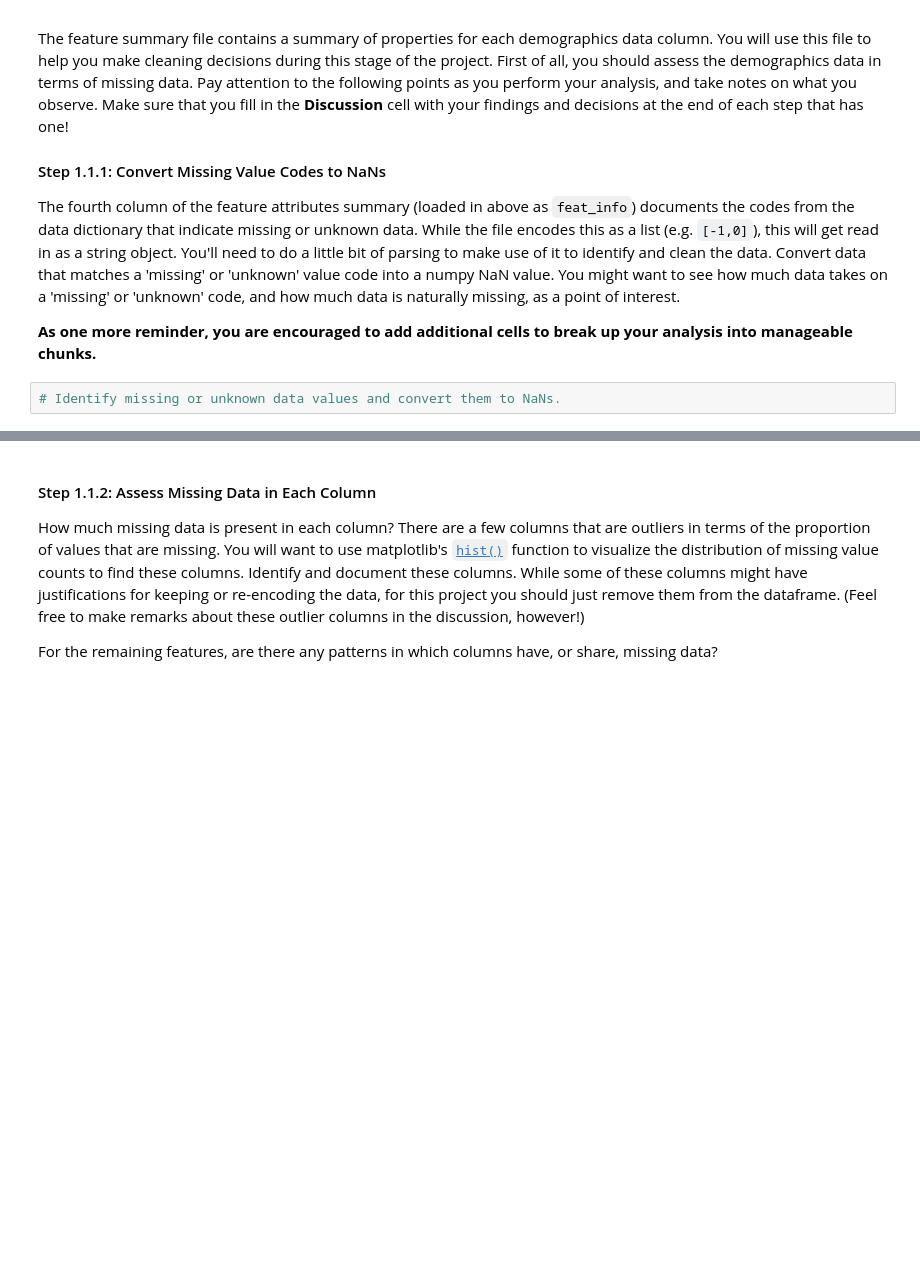
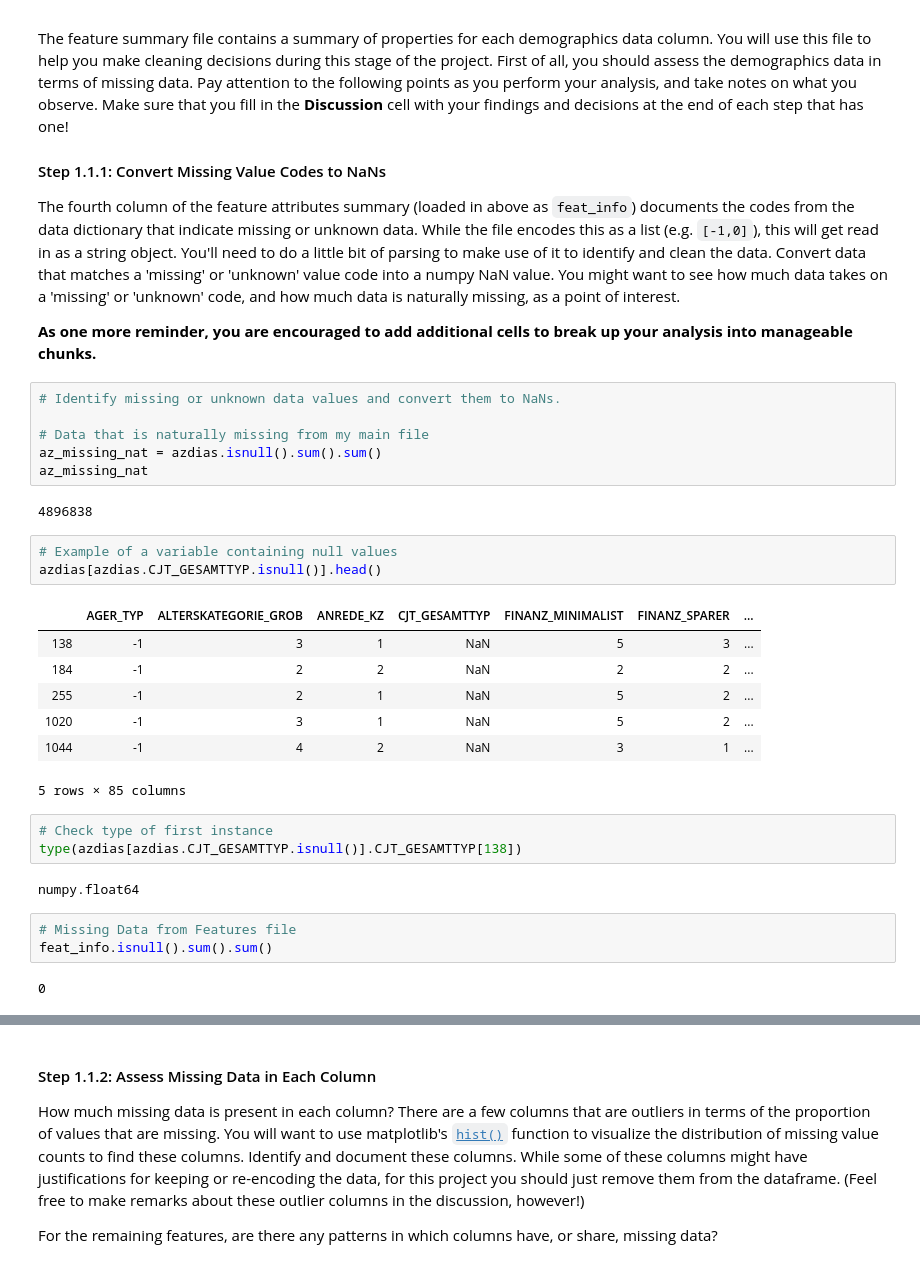
Before and after one commit to gepallas/Machine_Learning_3_Customer_Segmentation, a Jupyter notebook: Identify_Customer_Segments.ipynb, the cells around one changed output, grey strips where cells are left out. Saved outputs shown, nothing was run; the diff lists cells and outputs as text; blank space fills up the shorter version.

Commit message:
1.1.1. Convert missing and unknown value codes to NaNs.

```diff
--- a/Identify_Customer_Segments.ipynb
+++ b/Identify_Customer_Segments.ipynb
@@ -168,3 +172,30 @@ The fourth column of the feature attributes summary (loaded in above as `feat_in
 **As one more reminder, you are encouraged to add additional cells to break up your analysis into manageable chunks.**
 # %%
 # Identify missing or unknown data values and convert them to NaNs.
+
+# Data that is naturally missing from my main file
+az_missing_nat = azdias.isnull().sum().sum()
+az_missing_nat
+# %% [output]
+4896838
+# %%
+# Example of a variable containing null values
+azdias[azdias.CJT_GESAMTTYP.isnull()].head()
+# %% [output]
+|  | AGER_TYP | ALTERSKATEGORIE_GROB | ANREDE_KZ | CJT_GESAMTTYP | FINANZ_MINIMALIST | FINANZ_SPARER | ... |
+| 138 | -1 | 3 | 1 | NaN | 5 | 3 | ... |
+| 184 | -1 | 2 | 2 | NaN | 2 | 2 | ... |
+| 255 | -1 | 2 | 1 | NaN | 5 | 2 | ... |
+| 1020 | -1 | 3 | 1 | NaN | 5 | 2 | ... |
+| 1044 | -1 | 4 | 2 | NaN | 3 | 1 | ... |
+5 rows × 85 columns
+# %%
+# Check type of first instance
+type(azdias[azdias.CJT_GESAMTTYP.isnull()].CJT_GESAMTTYP[138])
+# %% [output]
+numpy.float64
+# %%
+# Missing Data from Features file
+feat_info.isnull().sum().sum()
+# %% [output]
+0
```
Also changed, not shown: parts of 13 cells of this notebook.
